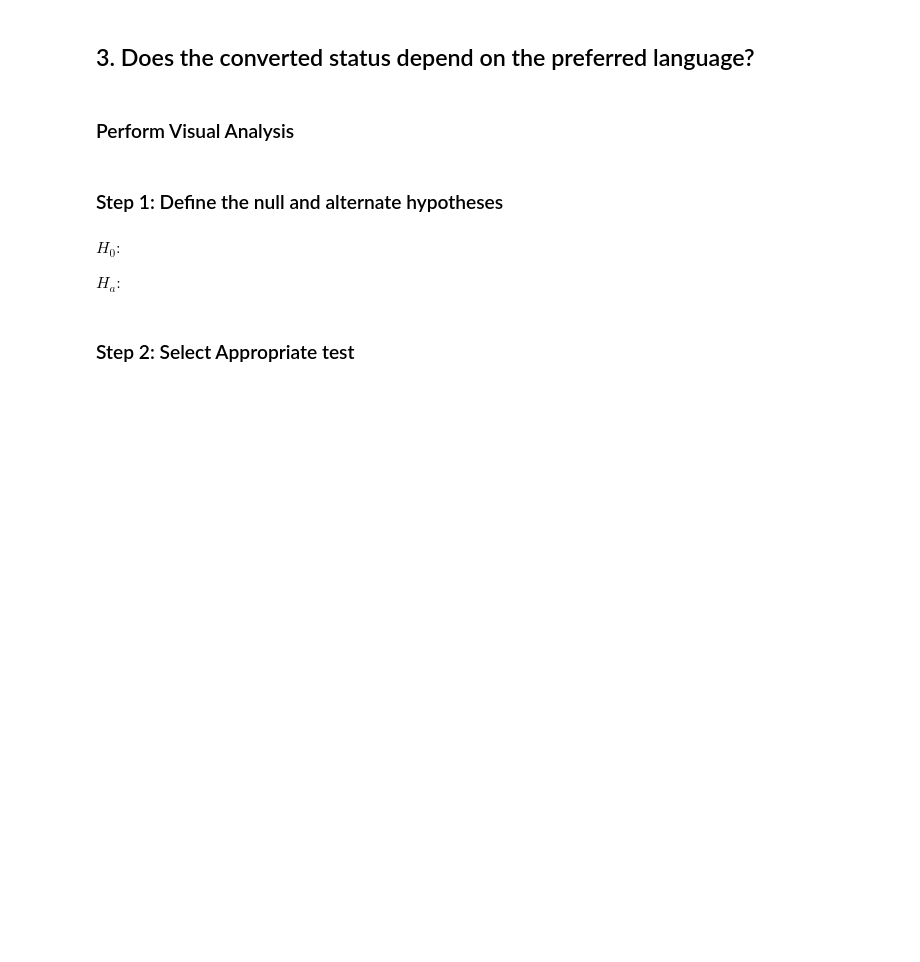
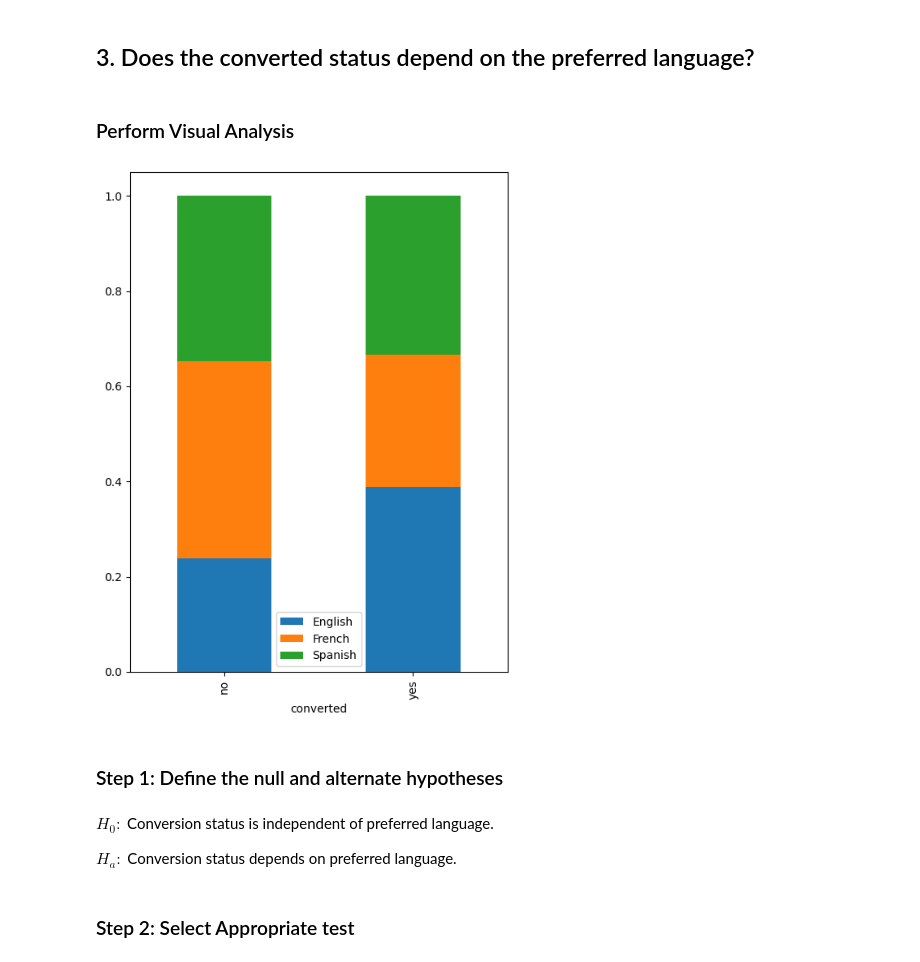
Before and after one commit to erika024/data-science, a Jupyter notebook: ENews_Express_Learner_Notebook_5BLow_Code_Version_5D.ipynb, the cells around one changed output. Drawn from its saved outputs; the diff is of its cells as text; code cells hidden in the pictures; blank space fills up the shorter version.

```diff
--- a/ENews_Express_Learner_Notebook_5BLow_Code_Version_5D.ipynb
+++ b/ENews_Express_Learner_Notebook_5BLow_Code_Version_5D.ipynb
@@ -430,15 +440,17 @@ else:
 ### Perform Visual Analysis
 # %%
 # complete the code to visually plot the dependency between conversion status and preferred langauge
-pd.crosstab(df[_________],df[_________],normalize='index').plot(kind="bar", figsize=(6,8), stacked=True)
+pd.crosstab(df['converted'],df['language_preferred'],normalize='index').plot(kind="bar", figsize=(6,8), stacked=True)
 plt.legend()
 plt.show()
+# %% [output]
+[figure, added]
 # %% [markdown]
 ### Step 1: Define the null and alternate hypotheses
-# %% [markdown]
-$H_0:$
-
-$H_a:$
+# %% [markdown]
+$H_0:$ Conversion status is independent of preferred language.
+
+$H_a:$ Conversion status depends on preferred language.
 # %% [markdown]
 ### Step 2: Select Appropriate test
 # %% [markdown]
```
Also changed, not shown: parts of 21 cells of this notebook.
